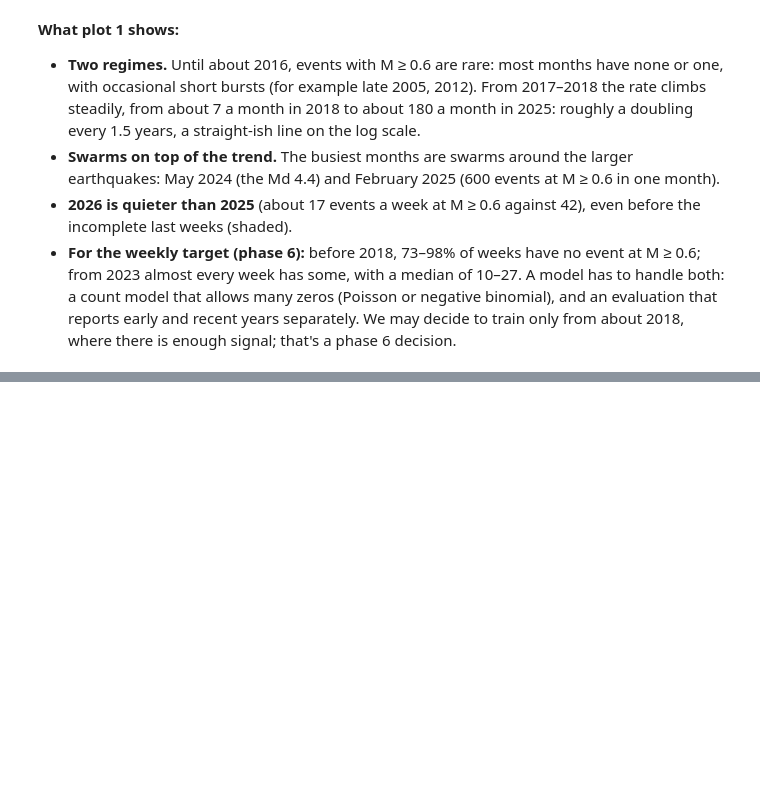
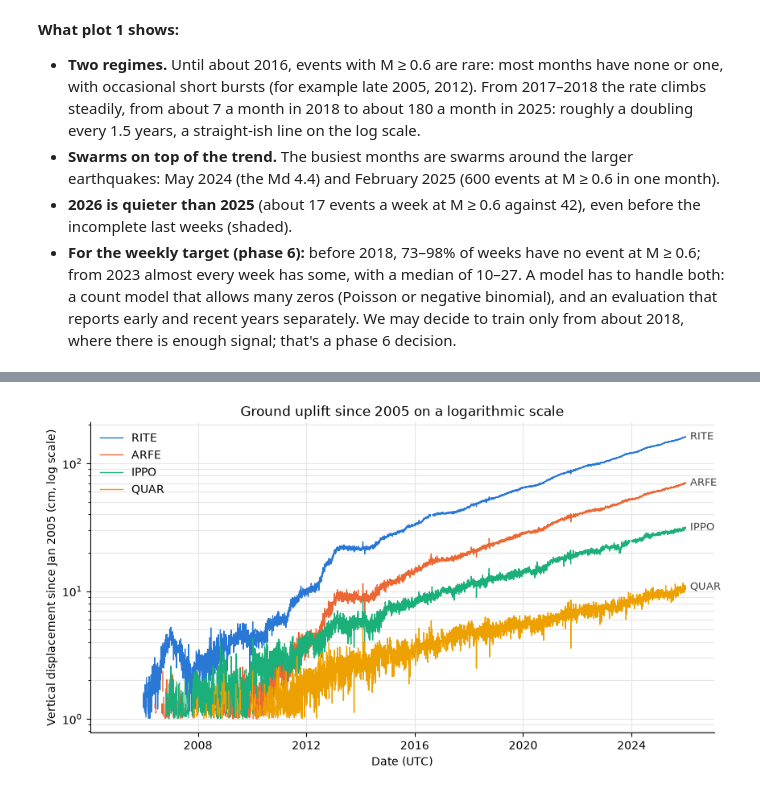
Before and after one commit to PatrickBolton/flegrei-seismicity, a Jupyter notebook: notebooks/02_explore.ipynb, the cells around one changed output, grey strips where cells are left out. Cells and saved outputs as stored; diff of their text form; code cells hidden in the pictures; blank space fills up the shorter version.

```diff
--- a/notebooks/02_explore.ipynb
+++ b/notebooks/02_explore.ipynb
@@ -104,0 +172,21 @@ by_year.round(2)
+# %%
+fig, ax = plt.subplots(figsize=(10, 5))
+for station, colour in zip(stations[:4], station_colours[:4]):
+    up = station_daily(gps, station)
+    up_cm = (up - up["2005-01"].mean()) * 100
+    up_cm = up_cm["2005":].where(up_cm > 1)
+    ax.plot(up_cm.index, up_cm, linewidth=1, color=colour, label=station)
+    last = up_cm.dropna()
+    ax.annotate(station, (last.index[-1], last.iloc[-1]), textcoords="offset points",
+                xytext=(4, 0), va="center", fontsize=9, color="0.25")
+
+ax.set_yscale("log")
+ax.set_ylabel("Vertical displacement since Jan 2005 (cm, log scale)")
+ax.set_xlabel("Date (UTC)")
+ax.set_title("Ground uplift since 2005 on a logarithmic scale")
+ax.grid(True, which="both", color="0.9", linewidth=0.8)
+ax.spines[["top", "right"]].set_visible(False)
+ax.legend(frameon=False, loc="upper left")
+plt.show()
+# %% [output]
+[figure, added]
```
Also changed, not shown: parts of 10 cells of this notebook, 1 other file.
